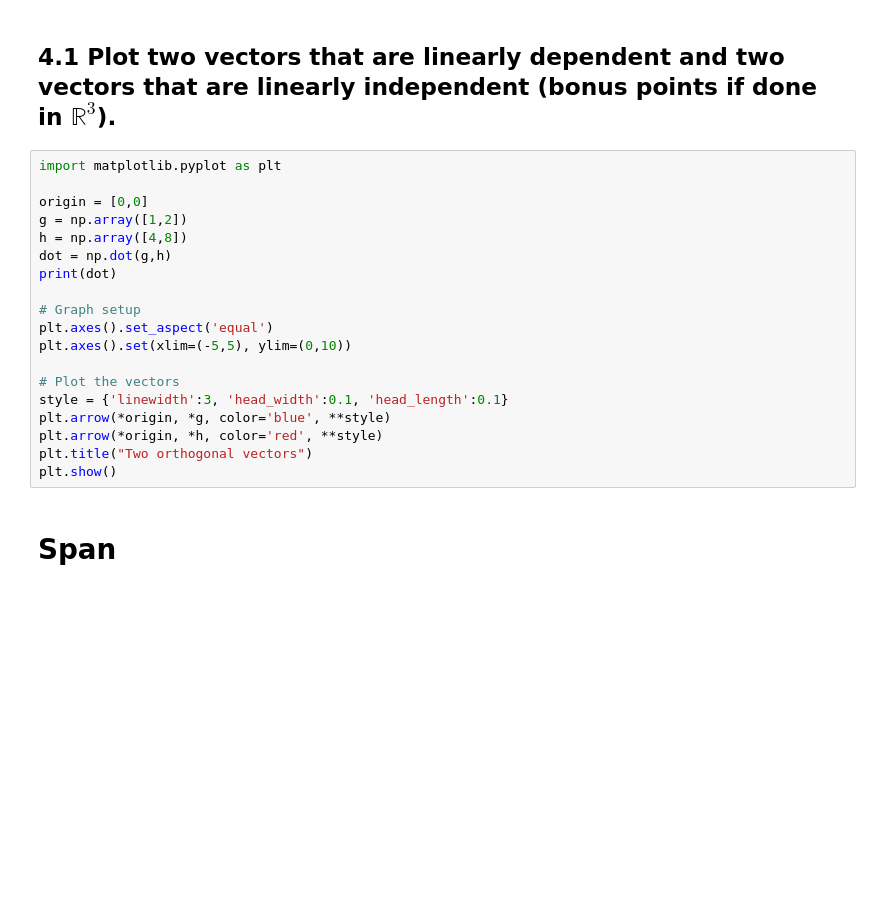
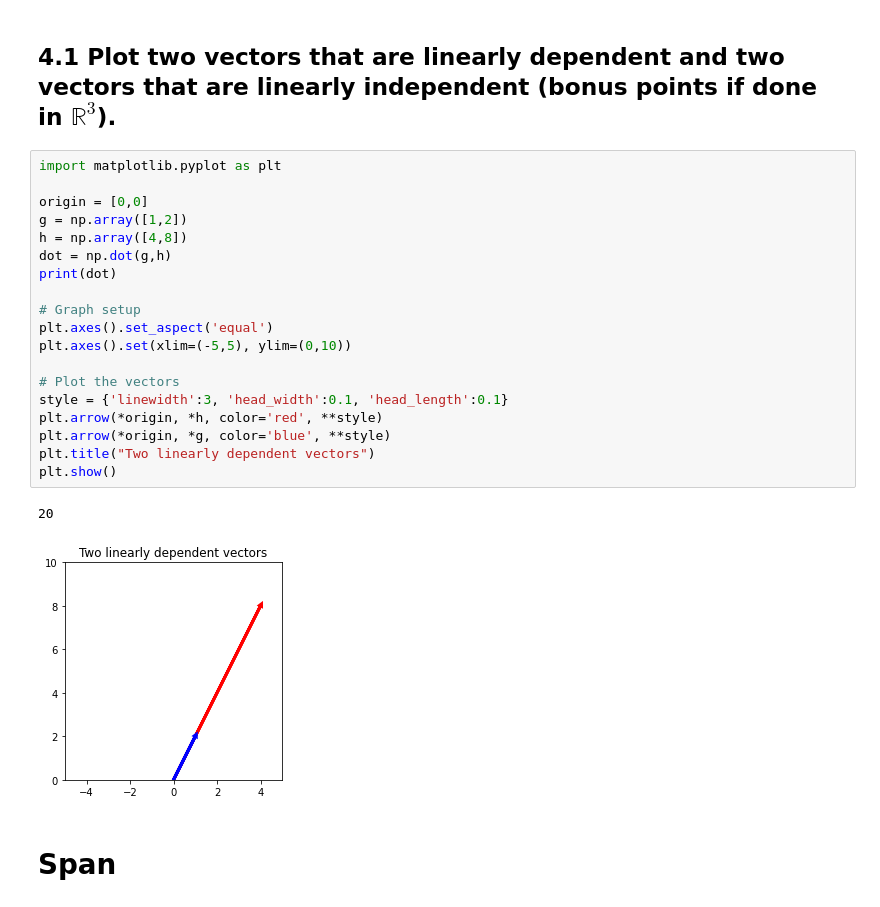
Before and after one commit to jrslagle/DS-Unit-1-Sprint-3-Linear-Algebra, a Jupyter notebook: module2-intermediate-linear-algebra/LS_DS_132_Intermediate_Linear_Algebra_Assignment.ipynb, the cells around one changed output. Saved outputs shown, nothing was run; the diff lists cells and outputs as text; blank space fills up the shorter version.

```diff
--- a/module2-intermediate-linear-algebra/LS_DS_132_Intermediate_Linear_Algebra_Assignment.ipynb
+++ b/module2-intermediate-linear-algebra/LS_DS_132_Intermediate_Linear_Algebra_Assignment.ipynb
@@ -228,22 +241,25 @@ the norm of the unit vector should be 1 and is 0.9999999999999999
 # %%
 import matplotlib.pyplot as plt
 
 origin = [0,0]
 g = np.array([1,2])
 h = np.array([4,8])
 dot = np.dot(g,h)
 print(dot)
 
 # Graph setup
 plt.axes().set_aspect('equal')
 plt.axes().set(xlim=(-5,5), ylim=(0,10))
 
 # Plot the vectors
 style = {'linewidth':3, 'head_width':0.1, 'head_length':0.1}
+plt.arrow(*origin, *h, color='red', **style)
 plt.arrow(*origin, *g, color='blue', **style)
-plt.arrow(*origin, *h, color='red', **style)
-plt.title("Two orthogonal vectors")
+plt.title("Two linearly dependent vectors")
 plt.show()
+# %% [output]
+20
+[figure, added]
 # %% [markdown]
 # Span
 # %% [markdown]
```
Also changed, not shown: parts of 1 cell of this notebook.
